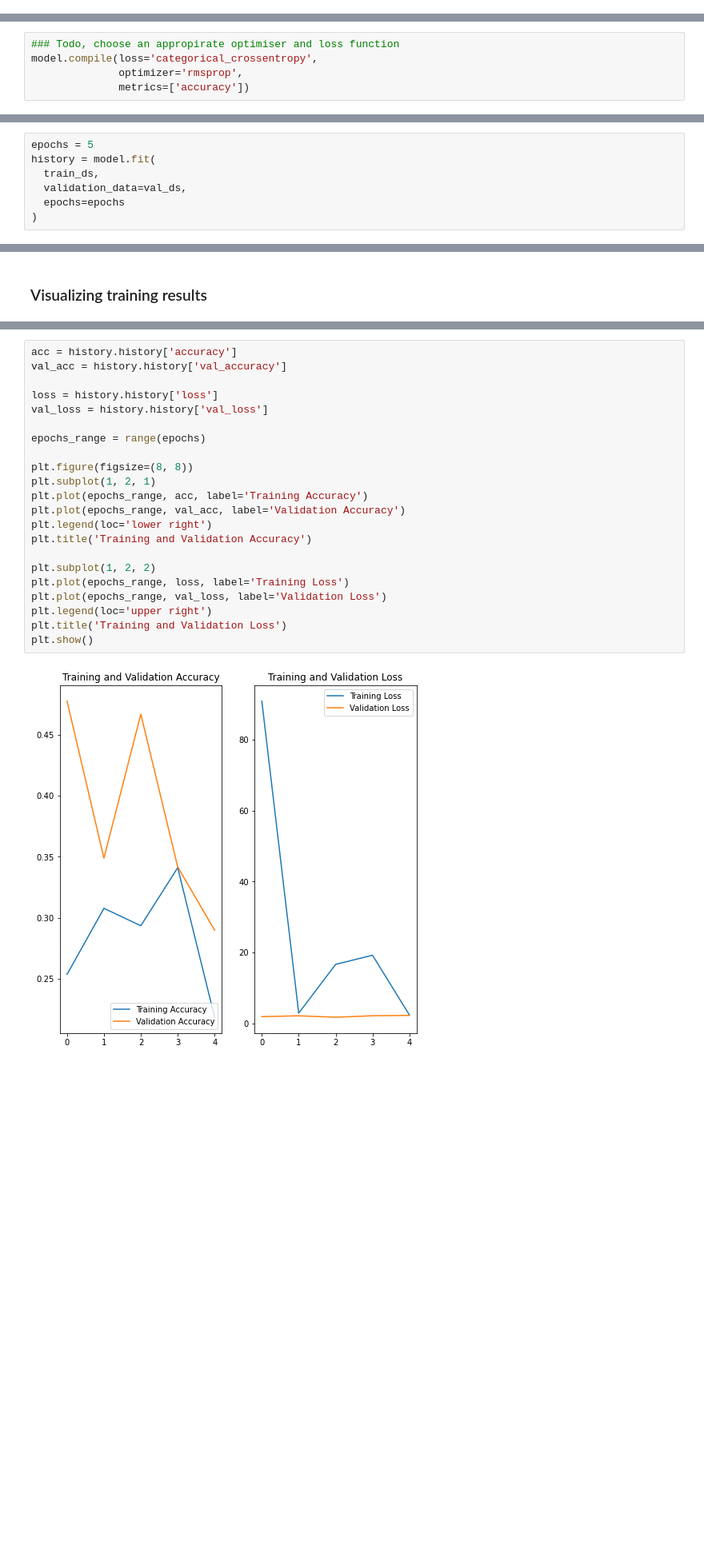
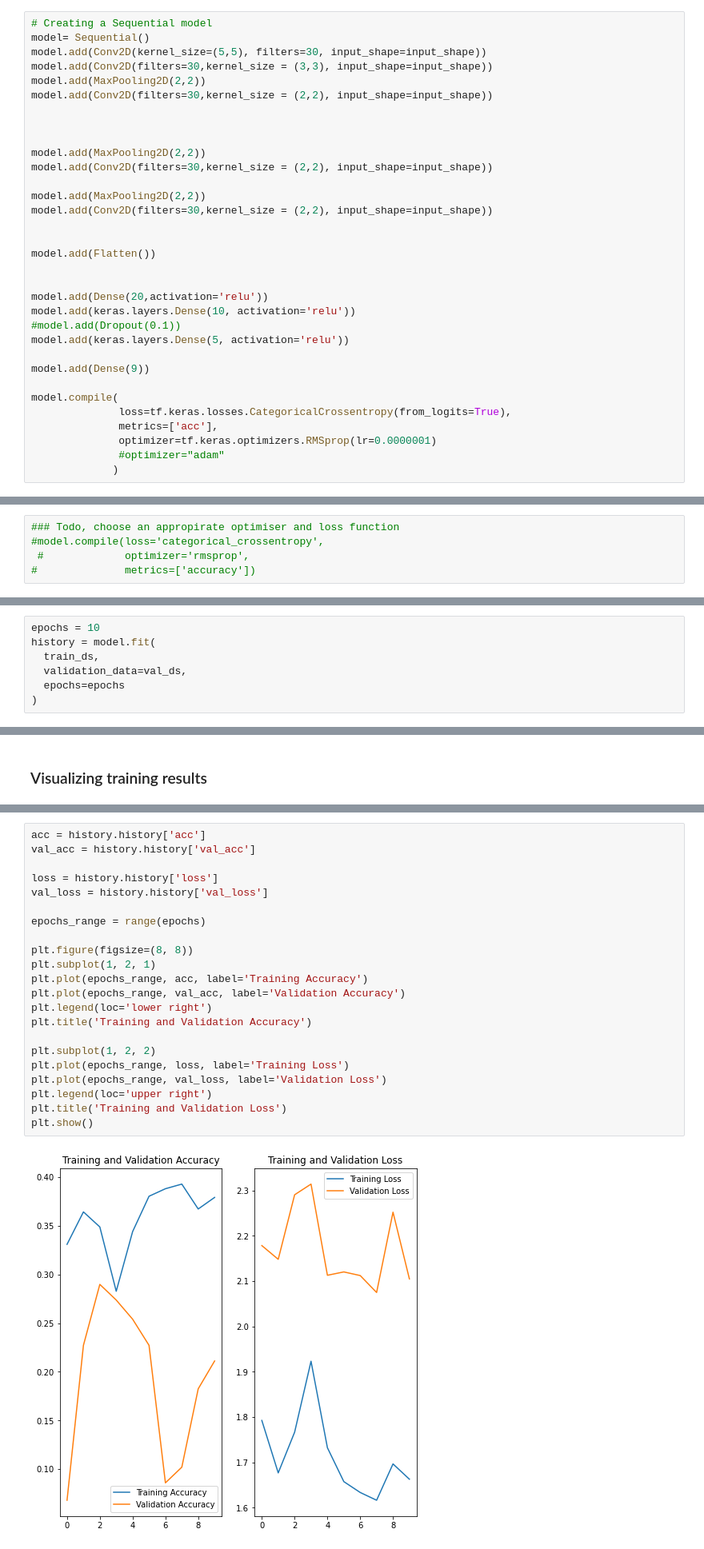
Before and after one commit to avilavate/CNN_Melanoma_Detection, a Jupyter notebook: Starter_code_Assignment_CNN_Skin_Cancer.ipynb, the cells around one changed output, grey strips where cells are left out. Shown at 80% size. Cells and saved outputs as stored; diff of their text form; blank space fills up the shorter version.

```diff
--- a/Starter_code_Assignment_CNN_Skin_Cancer.ipynb
+++ b/Starter_code_Assignment_CNN_Skin_Cancer.ipynb
@@ -183,12 +175,45 @@ model.add(Dense(9))
 model.add(Activation('sigmoid'))
+# %%
+# Creating a Sequential model
+model= Sequential()
+model.add(Conv2D(kernel_size=(5,5), filters=30, input_shape=input_shape))
+model.add(Conv2D(filters=30,kernel_size = (3,3), input_shape=input_shape))
+model.add(MaxPooling2D(2,2))
+model.add(Conv2D(filters=30,kernel_size = (2,2), input_shape=input_shape))
+
+
+
+model.add(MaxPooling2D(2,2))
+model.add(Conv2D(filters=30,kernel_size = (2,2), input_shape=input_shape))
+
+model.add(MaxPooling2D(2,2))
+model.add(Conv2D(filters=30,kernel_size = (2,2), input_shape=input_shape))
+
+
+model.add(Flatten())
+
+
+model.add(Dense(20,activation='relu'))
+model.add(keras.layers.Dense(10, activation='relu'))
+#model.add(Dropout(0.1))
+model.add(keras.layers.Dense(5, activation='relu'))
+
+model.add(Dense(9))
+
+model.compile(
+              loss=tf.keras.losses.CategoricalCrossentropy(from_logits=True),
+              metrics=['acc'],
+              optimizer=tf.keras.optimizers.RMSprop(lr=0.0000001)
+              #optimizer="adam"
+             )
 # %% [markdown]
 ### Compile the model
 Choose an appropirate optimiser and loss function for model training
 # %%
 ### Todo, choose an appropirate optimiser and loss function
-model.compile(loss='categorical_crossentropy',
-              optimizer='rmsprop',
-              metrics=['accuracy'])
+#model.compile(loss='categorical_crossentropy',
+ #             optimizer='rmsprop',
+#              metrics=['accuracy'])
 # %%
 # View the summary of all layers
 model.summary()
@@ -213,7 +238,7 @@ _________________________________________________________________
 # %% [markdown]
 ### Train the model
 # %%
-epochs = 5
+epochs = 10
 history = model.fit(
   train_ds,
   validation_data=val_ds,
@@ -235,27 +285,27 @@ Epoch 5/5
 # %%
-acc = history.history['accuracy']
-val_acc = history.history['val_accuracy']
+acc = history.history['acc']
+val_acc = history.history['val_acc']
 
 loss = history.history['loss']
 val_loss = history.history['val_loss']
 
 epochs_range = range(epochs)
 
 plt.figure(figsize=(8, 8))
 plt.subplot(1, 2, 1)
 plt.plot(epochs_range, acc, label='Training Accuracy')
 plt.plot(epochs_range, val_acc, label='Validation Accuracy')
 plt.legend(loc='lower right')
 plt.title('Training and Validation Accuracy')
 
 plt.subplot(1, 2, 2)
 plt.plot(epochs_range, loss, label='Training Loss')
 plt.plot(epochs_range, val_loss, label='Validation Loss')
 plt.legend(loc='upper right')
 plt.title('Training and Validation Loss')
 plt.show()
 # %% [output]
-[figure, old version]
+[figure, new version]
 # %%
 acc = history.history['accuracy']
 val_acc = history.history['val_accuracy']
```
Also changed, not shown: parts of 16 cells of this notebook.
